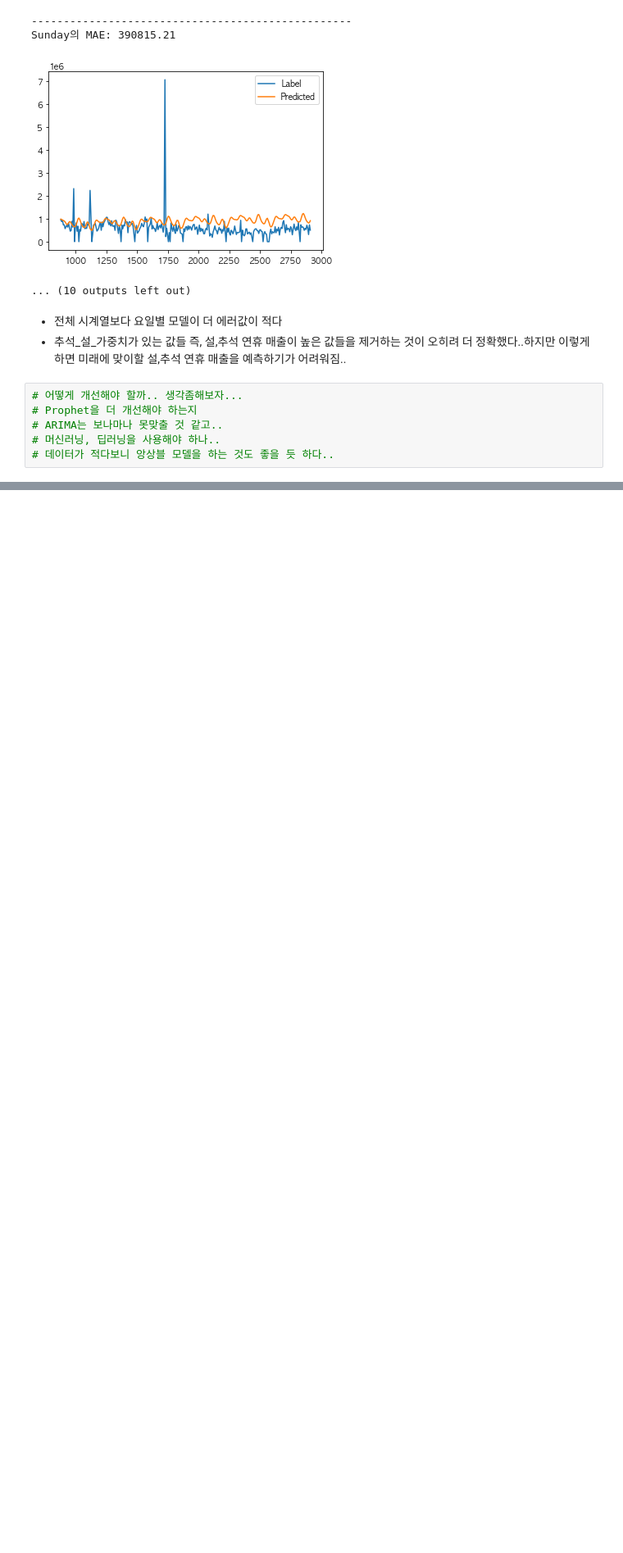
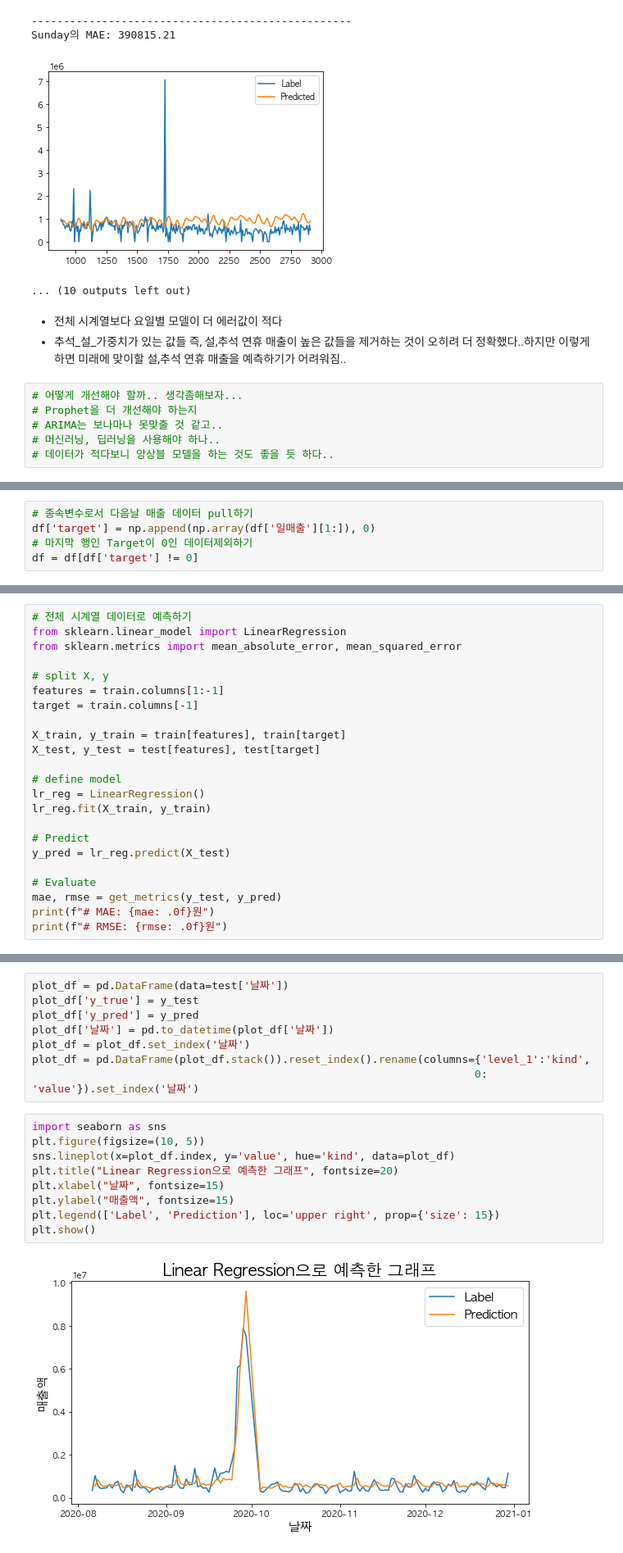
Before and after one commit to young-hun-jo/DataAnalysis, a Jupyter notebook: woochuri/modeling.ipynb, the cells around one changed output, grey strips where cells are left out. Shown at 82% size. Cells and saved outputs as stored; diff of their text form; blank space fills up the shorter version.

```diff
--- a/woochuri/modeling.ipynb
+++ b/woochuri/modeling.ipynb
@@ -231,0 +472,5 @@ Sunday의 MAE: 390815.21
+# %%
+# 종속변수로서 다음날 매출 데이터 pull하기
+df['target'] = np.append(np.array(df['일매출'][1:]), 0)
+# 마지막 행인 Target이 0인 데이터제외하기
+df = df[df['target'] != 0]
@@ -231,0 +525,23 @@ Sunday의 MAE: 390815.21
+# %%
+# 전체 시계열 데이터로 예측하기
+from sklearn.linear_model import LinearRegression
+from sklearn.metrics import mean_absolute_error, mean_squared_error
+
+# split X, y
+features = train.columns[1:-1]
+target = train.columns[-1]
+
+X_train, y_train = train[features], train[target]
+X_test, y_test = test[features], test[target]
+
+# define model
+lr_reg = LinearRegression()
+lr_reg.fit(X_train, y_train)
+
+# Predict
+y_pred = lr_reg.predict(X_test)
+
+# Evaluate
+mae, rmse = get_metrics(y_test, y_pred)
+print(f"# MAE: {mae: .0f}원")
+print(f"# RMSE: {rmse: .0f}원")
@@ -231,0 +553,19 @@ Sunday의 MAE: 390815.21
+# %%
+plot_df = pd.DataFrame(data=test['날짜'])
+plot_df['y_true'] = y_test
+plot_df['y_pred'] = y_pred
+plot_df['날짜'] = pd.to_datetime(plot_df['날짜'])
+plot_df = plot_df.set_index('날짜')
+plot_df = pd.DataFrame(plot_df.stack()).reset_index().rename(columns={'level_1':'kind',
+                                                                     0: 'value'}).set_index('날짜')
+# %%
+import seaborn as sns
+plt.figure(figsize=(10, 5))
+sns.lineplot(x=plot_df.index, y='value', hue='kind', data=plot_df)
+plt.title("Linear Regression으로 예측한 그래프", fontsize=20)
+plt.xlabel("날짜", fontsize=15)
+plt.ylabel("매출액", fontsize=15)
+plt.legend(['Label', 'Prediction'], loc='upper right', prop={'size': 15})
+plt.show()
+# %% [output]
+[figure, added]
```
Also changed, not shown: parts of 33 cells of this notebook.
